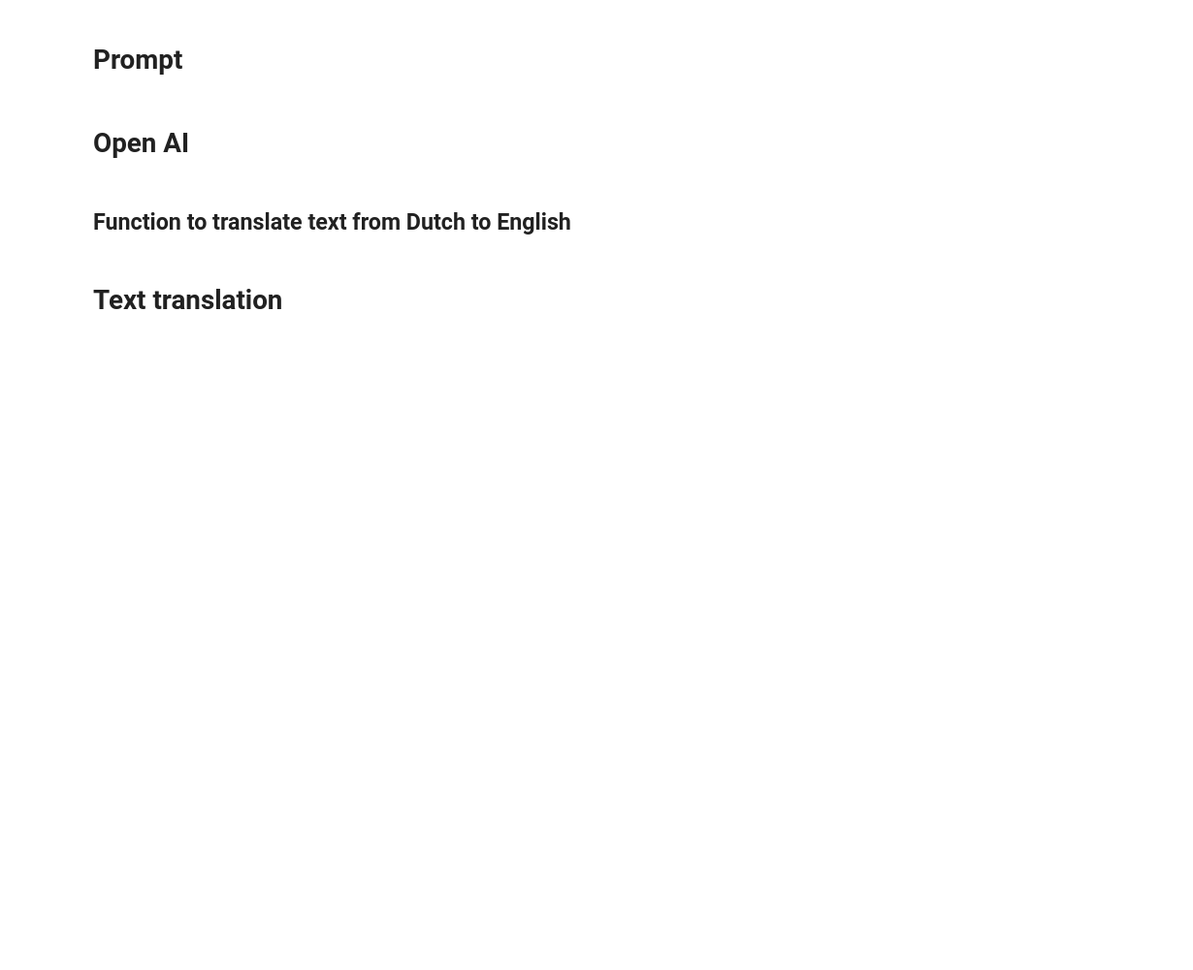
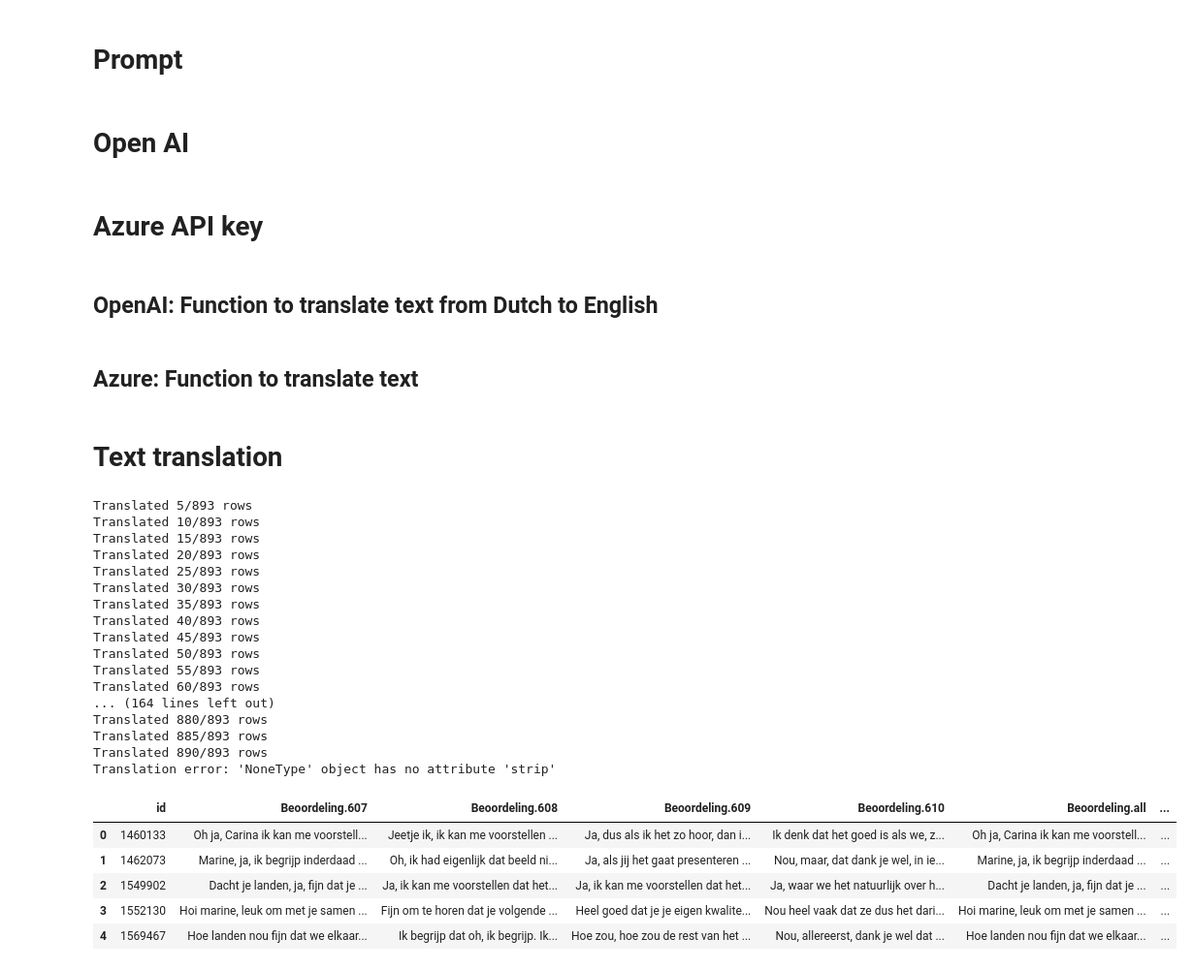
Before and after one commit to ShekharNarayanan/gitp_llm_project, a Jupyter notebook: GITP_LLM_translation.ipynb, the cells around one changed output. Shown at 97% size. Drawn from its saved outputs; the diff is of its cells as text; code cells hidden in the pictures; blank space fills up the shorter version.

```diff
--- a/GITP_LLM_translation.ipynb
+++ b/GITP_LLM_translation.ipynb
@@ -63,3 +65,19 @@ Text to translate:
 gpt_api_key = getpass.getpass("Enter API key for OpenAI: ") # manually enter API key to the pop-up window
 # Initialize the OpenAI client with your API key
 client = OpenAI(api_key=gpt_api_key)
+# %% [markdown]
+# Azure API key
+# %%
+# Import Azure OpenAI API key
+azure_api_key = getpass.getpass("Enter API key for Azure OpenAI: ") # manually enter API key to the pop-up window
+
+# Import Azure OpenAI endpoint
+azure_endpoint = getpass.getpass("Enter Azure OpenAI endpoint URL: ") # manually enter endpoint URL
+
+api_version = "2024-12-01-preview"
+
+client = AzureOpenAI(
+    api_version=api_version,
+    azure_endpoint=azure_endpoint,
+    api_key=azure_api_key,
+)
@@ -66,5 +96,5 @@ client = OpenAI(api_key=gpt_api_key)
 # %% [markdown]
-## Function to translate text from Dutch to English
+## OpenAI: Function to translate text from Dutch to English
 # %%
 # set defaul parameters
 model = "gpt-4.1-mini" # manually change the model
@@ -90,28 +121,82 @@ def get_translation(client, text, prompt_template, model=model):
     except Exception as e:
         print(f"Translation error: {e}")
         return None
+# %% [markdown]
+## Azure: Function to translate text
+# %%
+# Set default parameters
+# model = "gpt-4.1-mini" # manually change the model
+deployment = "gpt-4.1-mini" # manually change the model # This is the custom name you gave in Azure AI Studio, e.g., "my-gpt4-deployment"
+temperature = 0      # manually change the temperature
+
+# Function to get_translation
+def get_translation(client, text, prompt_template):
+    try:
+        full_prompt = prompt_template.format(text=text.strip())
+
+        response = client.chat.completions.create(
+            model=deployment,  # Use the deployment name here
+            messages=[
+                {"role": "system", "content": "You are a translation engine."},
+                {"role": "user", "content": full_prompt}
+            ],
+            temperature=temperature,
+            max_completion_tokens=10000
+        )
+
+        return response.choices[0].message.content.strip()
+
+    except Exception as e:
+        print(f"Translation error: {e}")
+        return None
 # %% [markdown]
 # Text translation
 # %%
 # Set parameters
 columns_to_translate = ["Beoordeling.607", "Beoordeling.608", "Beoordeling.609", "Beoordeling.610"]
 df = test_text # manually CHANGE the dataframe to be analyzed
 
 # Add placeholder columns for the translations
 for col in columns_to_translate:
     df[f"en_{col}"] = df[col].astype(object)
 
 # Translation loop
 for idx, row in df.iterrows():
     for col in columns_to_translate:
         text = row[col]
         if pd.notna(text) and text.strip():
             translated = get_translation(client, text, translation_prompt)
             df.loc[idx, f"en_{col}"] = translated
 
     if (idx + 1) % 5 == 0:
         print(f"Translated {idx + 1}/{len(df)} rows")
     time.sleep(0.1)
+
+df.head()
+# %% [output]
+Translated 5/893 rows
+Translated 10/893 rows
+Translated 15/893 rows
+Translated 20/893 rows
+Translated 25/893 rows
+Translated 30/893 rows
+Translated 35/893 rows
+Translated 40/893 rows
+Translated 45/893 rows
+Translated 50/893 rows
+Translated 55/893 rows
+Translated 60/893 rows
+... (164 lines left out)
+Translated 880/893 rows
+Translated 885/893 rows
+Translated 890/893 rows
+Translation error: 'NoneType' object has no attribute 'strip'
+|  | id | Beoordeling.607 | Beoordeling.608 | Beoordeling.609 | Beoordeling.610 | Beoordeling.all | ... |
+| 0 | 1460133 | Oh ja, Carina ik kan me voorstell... | Jeetje ik, ik kan me voorstellen ... | Ja, dus als ik het zo hoor, dan i... | Ik denk dat het goed is als we, z... | Oh ja, Carina ik kan me voorstell... | ... |
+| 1 | 1462073 | Marine, ja, ik begrijp inderdaad ... | Oh, ik had eigenlijk dat beeld ni... | Ja, als jij het gaat presenteren ... | Nou, maar, dat dank je wel, in ie... | Marine, ja, ik begrijp inderdaad ... | ... |
+| 2 | 1549902 | Dacht je landen, ja, fijn dat je ... | Ja, ik kan me voorstellen dat het... | Ja, ik kan me voorstellen dat het... | Ja, waar we het natuurlijk over h... | Dacht je landen, ja, fijn dat je ... | ... |
+| 3 | 1552130 | Hoi marine, leuk om met je samen ... | Fijn om te horen dat je volgende ... | Heel goed dat je je eigen kwalite... | Nou heel vaak dat ze dus het dari... | Hoi marine, leuk om met je samen ... | ... |
+| 4 | 1569467 | Hoe landen nou fijn dat we elkaar... | Ik begrijp dat oh, ik begrijp. Ik... | Hoe zou, hoe zou de rest van het ... | Nou, allereerst, dank je wel dat ... | Hoe landen nou fijn dat we elkaar... | ... |
 # %%
 # Concatenate translated columns into en_Beoordeling.all
 translated_columns = [f"en_{col}" for col in columns_to_translate]
```
Also changed, not shown: parts of 4 cells of this notebook, 14 other files.
